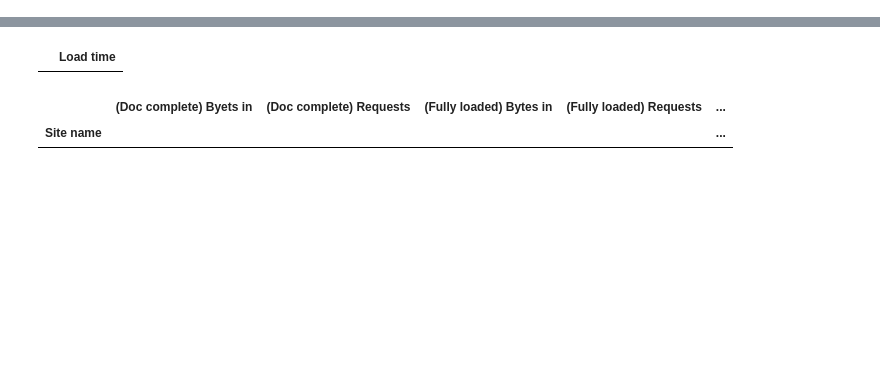
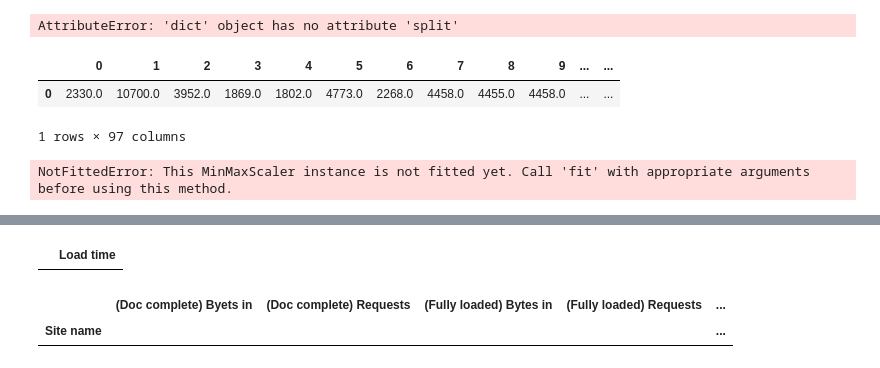
Before and after one commit to kirubeltadesse/Webpageranking, a Jupyter notebook: model.ipynb, the cells around one changed output, grey strips where cells are left out. Drawn from its saved outputs; the diff is of its cells as text; code cells hidden in the pictures; blank space fills up the shorter version.

```diff
--- a/model.ipynb
+++ b/model.ipynb
@@ -35,0 +36,14 @@ os.path.dirname(os.path.abspath('__filename__'))
+# %%
+data = {'id': 2,
+ 'web_address': 'https://yahoo.com/',
+ 'load_time': ' 4938',
+ 'first_byte': ' 308',
+ 'start_render': ' 1500',
+ 'speed_Index': ' 1993',
+ 'dom_elements': ' 1102',
+ 'doc_complete_Requests': ' 191',
+ 'doc_complete_Byets': ' 1183601',
+ 'fully_time': ' 7127',
+ 'fully_requests': ' 200',
+ 'fully_bytes': ' 1222153',
+ 'webinfo_id': None}
@@ -95,6 +130,8 @@ def prepare(file_name, from_file=False):
     return cleaned_dict
 # %%
 data =prepare(data)
+# %% [output]
+AttributeError: 'dict' object has no attribute 'split'
 # %%
 def select(dataframe, param):
     dfT = dataframe.transpose()
@@ -116,0 +152,11 @@ df = pd.DataFrame(data)
+# %%
+[data.apply(lambda x:pd.Series(x['Speed Index']), axis =1).transpose() for para in list(data.columns)[1:]][3]
+# %% [output]
+|  | 0 | 1 | 2 | 3 | 4 | 5 | 6 | 7 | 8 | 9 | ... | ... |
+| 0 | 2330.0 | 10700.0 | 3952.0 | 1869.0 | 1802.0 | 4773.0 | 2268.0 | 4458.0 | 4455.0 | 4458.0 | ... | ... |
+1 rows × 97 columns
+# %%
+dataTot = pd.read_csv("D://Project//Webpageranking/bokeh_app/data/alexasite.csv")
+normal(dataTot,"normiazindatatest")
+# %% [output]
+NotFittedError: This MinMaxScaler instance is not fitted yet. Call 'fit' with appropriate arguments before using this method.
```
Also changed, not shown: parts of 26 cells of this notebook, 9 other files.
